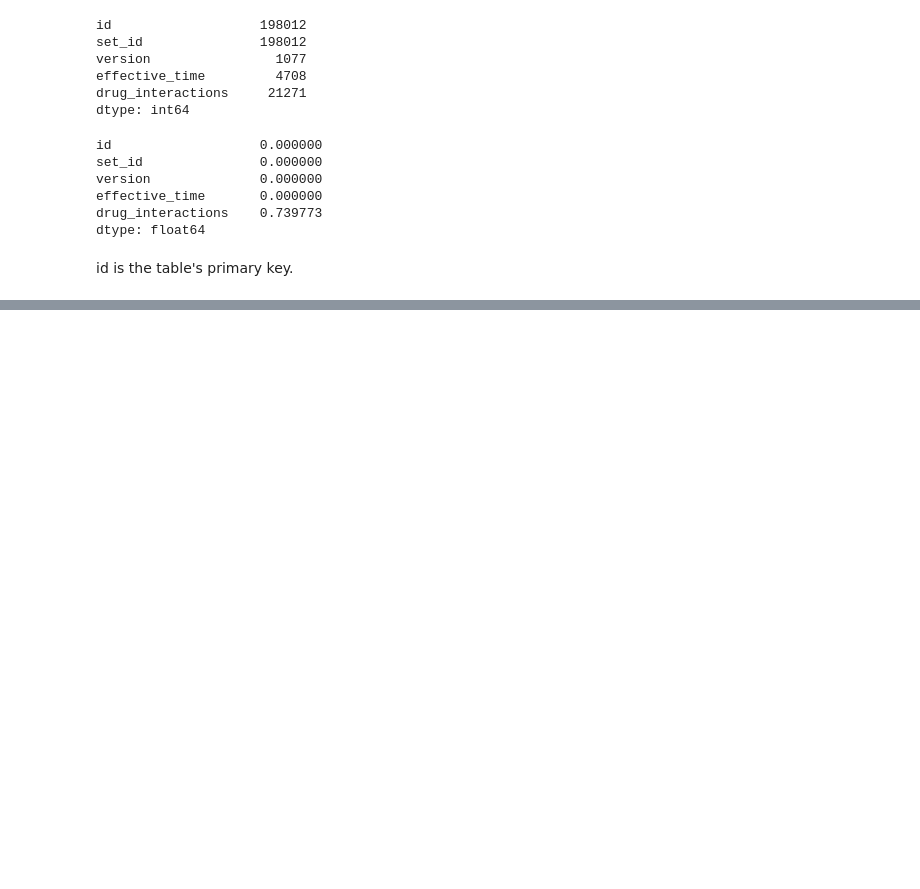
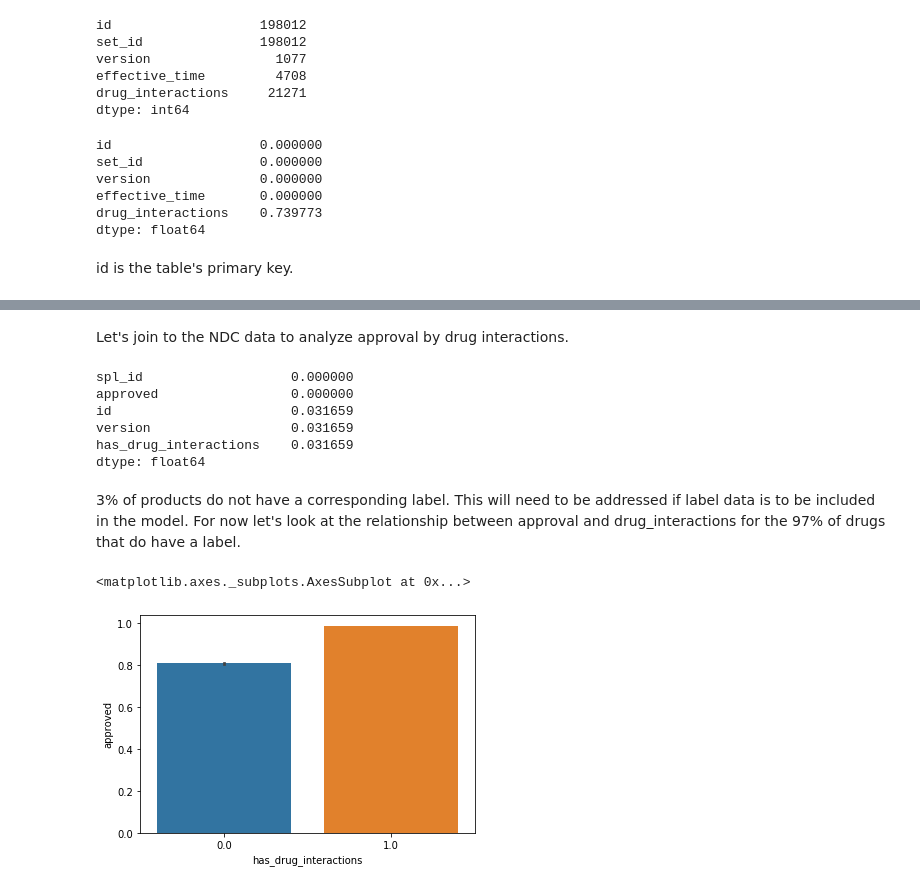
Before and after one commit to andrewabeles/fda, a Jupyter notebook: eda.ipynb, the cells around one changed output, grey strips where cells are left out. Cells and saved outputs as stored; diff of their text form; code cells hidden in the pictures; blank space fills up the shorter version.

```diff
--- a/eda.ipynb
+++ b/eda.ipynb
@@ -369,3 +422,5 @@ drug_interactions    0.739773
 dtype: float64
 # %% [markdown]
 id is the table's primary key.
+# %%
+label['version'] = label['version'].astype(float)
@@ -371,0 +473,31 @@ id is the table's primary key.
+# %%
+label['has_drug_interactions'] = label['drug_interactions'].apply(lambda x: 1 if pd.notnull(x) else 0)
+# %% [markdown]
+Let's join to the NDC data to analyze approval by drug interactions.
+# %%
+merged = ndc_fin[['spl_id', 'approved']].merge( # join the ndc_fin because we only care about finished products
+    label[['id', 'version', 'has_drug_interactions']],
+    how='left',
+    left_on='spl_id',
+    right_on='id'
+)
+# %%
+merged.isna().sum() / len(merged)
+# %% [output]
+spl_id                   0.000000
+approved                 0.000000
+id                       0.031659
+version                  0.031659
+has_drug_interactions    0.031659
+dtype: float64
+# %% [markdown]
+3% of products do not have a corresponding label. This will need to be addressed if label data is to be included in the model. For now let's look at the relationship between approval and drug_interactions for the 97% of drugs that do have a label.
+# %%
+sns.barplot(
+    data=merged,
+    x='has_drug_interactions',
+    y='approved'
+)
+# %% [output]
+<matplotlib.axes._subplots.AxesSubplot at 0x...>
+[figure, added]
```
Also changed, not shown: parts of 55 cells of this notebook.
